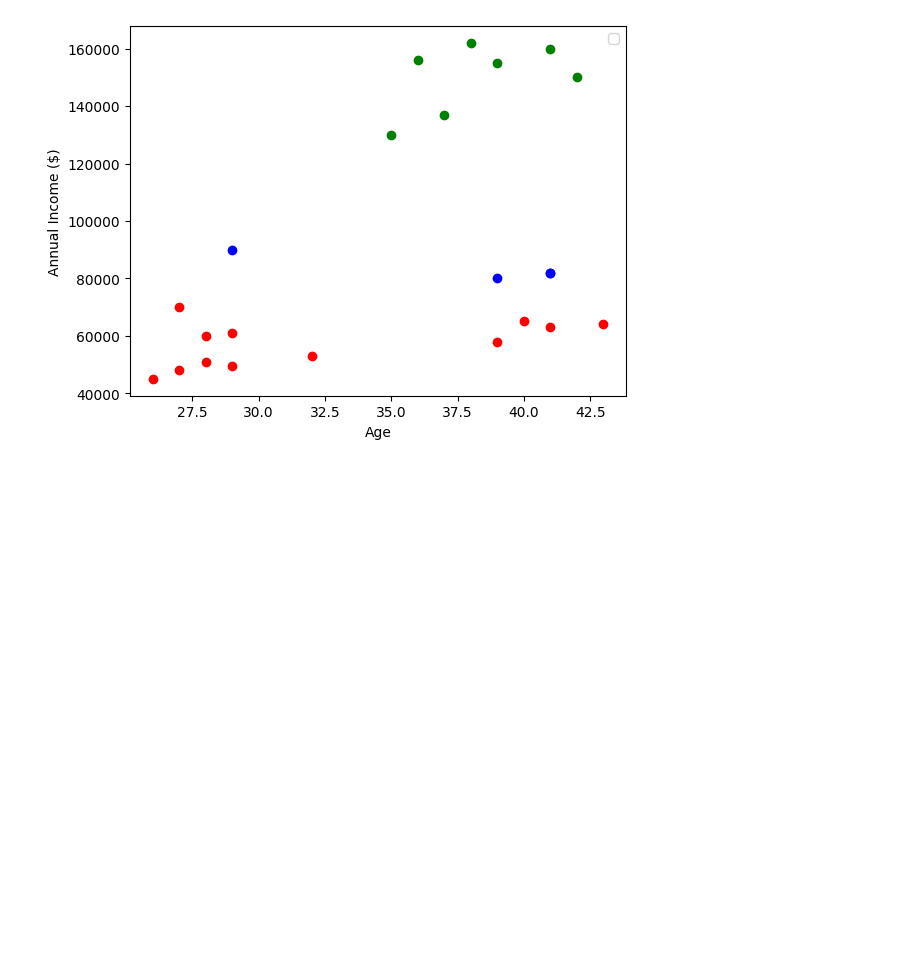
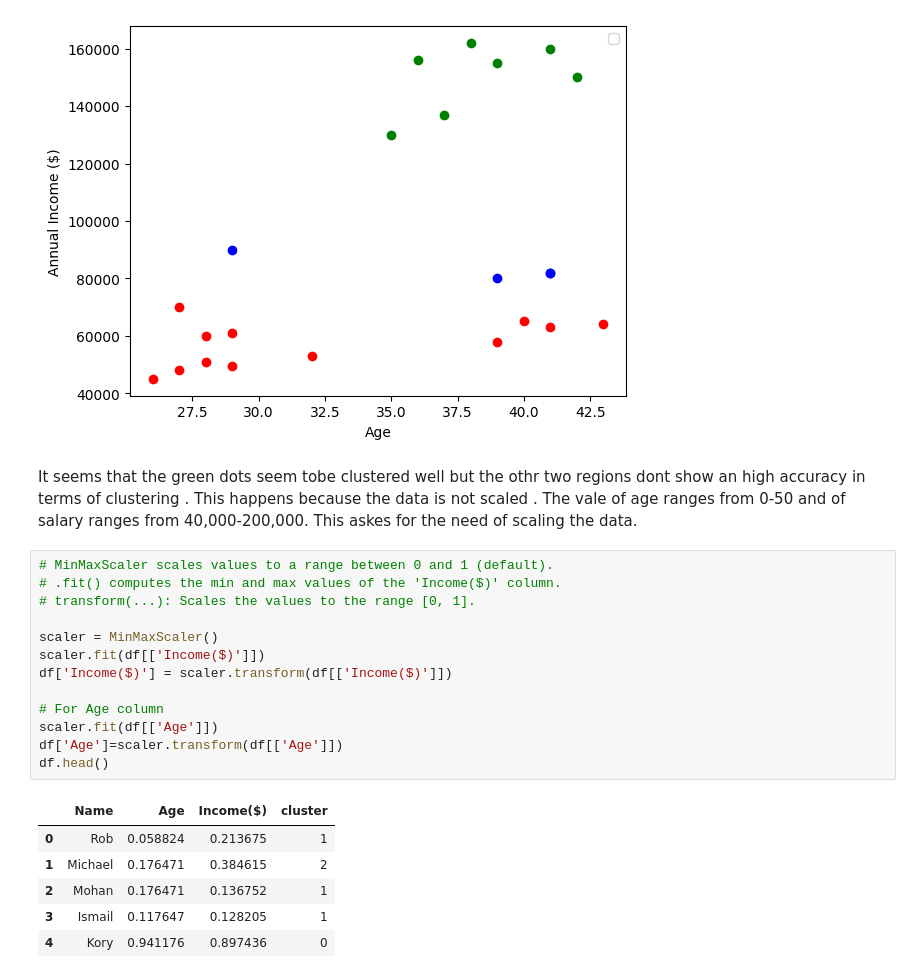
Before and after one commit to mayankraj25/SciKit-Learn, a Jupyter notebook: Scikit4(KMean).ipynb, the cells around one changed output. Drawn from its saved outputs; the diff is of its cells as text; blank space fills up the shorter version.

```diff
--- a/Scikit4(KMean).ipynb
+++ b/Scikit4(KMean).ipynb
@@ -62,3 +62,27 @@ plt.legend()
 # %% [output]
 <matplotlib.legend.Legend at 0x...>
 [figure]
+# %% [markdown]
+It seems that the green dots seem tobe clustered well but the othr two regions dont show an high accuracy in terms of clustering .
+This happens because the data is not scaled . The vale of age ranges from 0-50 and of salary ranges from 40,000-200,000.
+This askes for the need of scaling the data.
+# %%
+# MinMaxScaler scales values to a range between 0 and 1 (default).
+# .fit() computes the min and max values of the 'Income($)' column.
+# transform(...): Scales the values to the range [0, 1].
+
+scaler = MinMaxScaler()
+scaler.fit(df[['Income($)']])
+df['Income($)'] = scaler.transform(df[['Income($)']])
+
+# For Age column
+scaler.fit(df[['Age']])
+df['Age']=scaler.transform(df[['Age']])
+df.head()
+# %% [output]
+|  | Name | Age | Income($) | cluster |
+| 0 | Rob | 0.058824 | 0.213675 | 1 |
+| 1 | Michael | 0.176471 | 0.384615 | 2 |
+| 2 | Mohan | 0.176471 | 0.136752 | 1 |
+| 3 | Ismail | 0.117647 | 0.128205 | 1 |
+| 4 | Kory | 0.941176 | 0.897436 | 0 |
```
Also changed, not shown: parts of 4 cells of this notebook.
